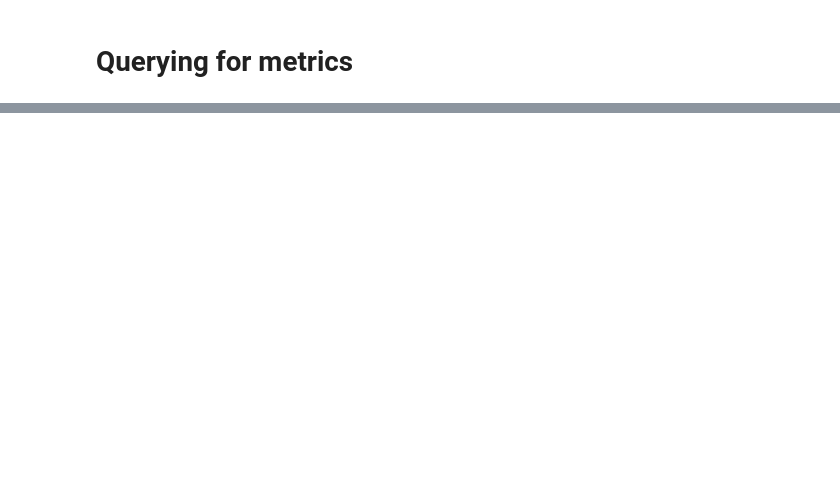
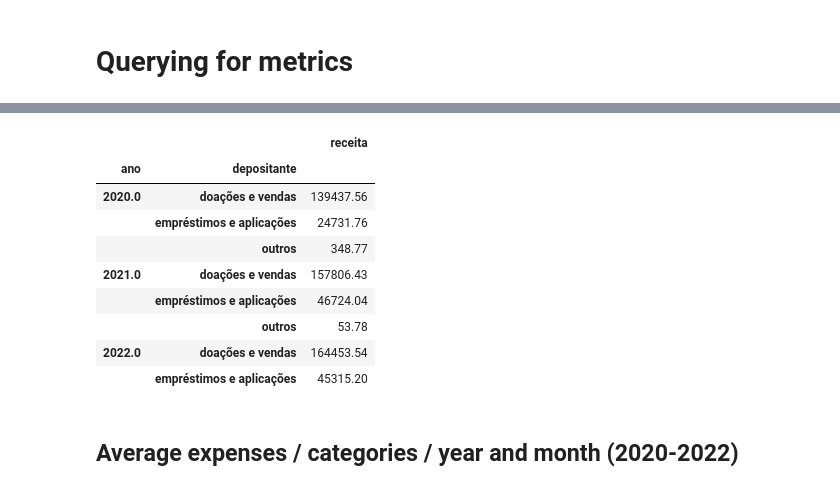
Before and after one commit to vdechen/DataAnalysis_NGO, a Jupyter notebook: Data cleaning and analysis.ipynb, the cells around one changed output, grey strips where cells are left out. Drawn from its saved outputs; the diff is of its cells as text; code cells hidden in the pictures; blank space fills up the shorter version.

```diff
--- a/Code.ipynb
+++ b/Data cleaning and analysis.ipynb
@@ -7,22 +1,3 @@ financial_list = np.split(financial, financial[(financial.isna().all(axis = 1))|
-# %%
-# identify not null dataframes from the list, rename columns and add them to another list
-clean_data = []
-for i in financial_list:
-    if i.isna().values.all():
-        pass
-    else:
-        if i.iloc[:,0].str.contains('MÊS').any():
-            i.columns = ['dia', 'receita', 'depositante', 'despesas', 'favorecido', 'saldo']
-            clean_data.append(i)
-clean_data
-# %%
-# add "month" and "year" columns, reorder columns, drop unwanted rows and save dataframes as excel files
-for i in range(len(clean_data)):
-    clean_data[i]['mês'] = re.findall('\w+', clean_data[i].iloc[0,1])[0]
-    clean_data[i]['ano'] = '20' + (re.findall('\w+', clean_data[i].iloc[0,1])[1])
-    clean_data[i] = clean_data[i][['ano', 'mês', 'dia', 'receita', 'depositante', 'despesas', 'favorecido', 'saldo']]
-    clean_data[i].drop(clean_data[i].index[0:3], inplace = True)
-    clean_data[i].to_excel(f'tabela_{i}.xlsx', index = False)
 # %% [markdown]
 # Data reading and cleaning
 # %%
@@ -228,4 +205,4 @@ income.head()
 # %%
-# Média de recursos e custos por animal assistido (2016-2019)-
-# Total histórico de animais assistidos/aldeia (2016-2019;
-# Quantidade de zoonoses tratada pela OBA.
+# entrada para manter as atividades (2020-2022);
+income20_22 = income[income['ano'] >= 2020]
+income20_22[['receita', 'ano']].groupby(by ='ano').sum()
@@ -299,0 +249,16 @@ expenses20_22.groupby(['ano', 'favorecido']).aggregate({'despesas':sum})
+# %%
+# média anual total de custos/tipos de recurso (2020-2022);
+income20_22.groupby(['ano', 'depositante']).aggregate({'receita':sum})
+# %% [output]
+|  |  | receita |
+| ano | depositante |  |
+| 2020.0 | doações e vendas | 139437.56 |
+|  | empréstimos e aplicações | 24731.76 |
+|  | outros | 348.77 |
+| 2021.0 | doações e vendas | 157806.43 |
+|  | empréstimos e aplicações | 46724.04 |
+|  | outros | 53.78 |
+| 2022.0 | doações e vendas | 164453.54 |
+|  | empréstimos e aplicações | 45315.20 |
+# %% [markdown]
+## Average expenses / categories / year and month  (2020-2022)
```
Also changed, not shown: parts of 30 cells of this notebook, 2 other files.
